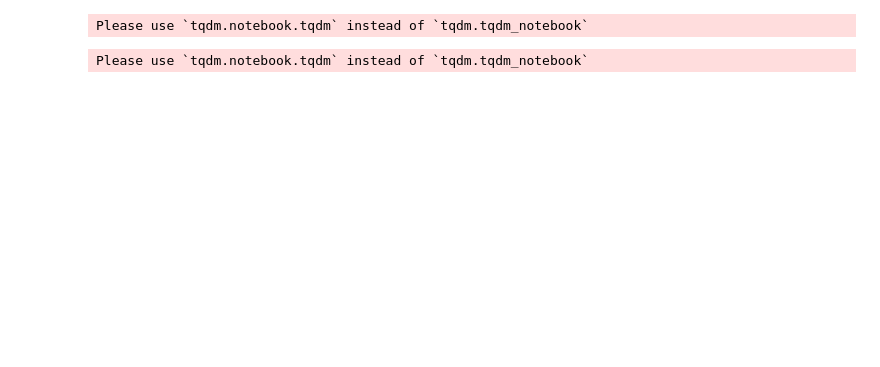
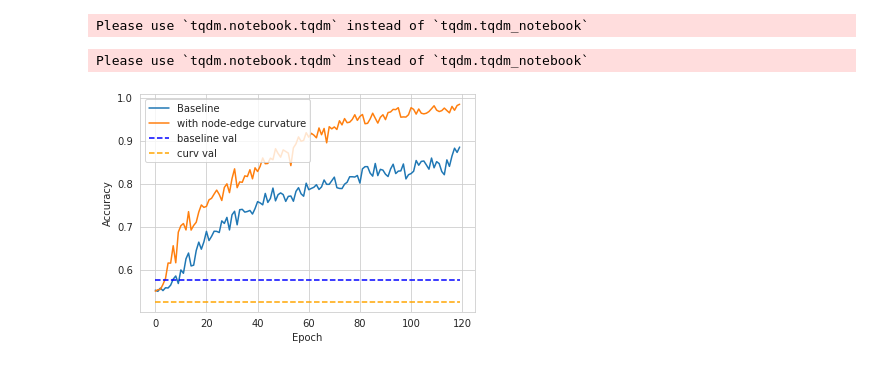
Before and after one commit to blufzzz/Discrete-Curvature-Graph-Classification, a Jupyter notebook: graph_classification.ipynb, the cells around one changed output. Saved outputs shown, nothing was run; the diff lists cells and outputs as text; code cells hidden in the pictures; blank space fills up the shorter version.

```diff
--- a/graph_classification.ipynb
+++ b/graph_classification.ipynb
@@ -709,6 +548,20 @@ history_loss_baseline_val, history_acc_baseline_val = validate_model(net,
                                                                      dataloader_abide_val)
 history_loss_curv_val, history_acc_curv_val = validate_model(curv_net,
                                                               dataloader_abide_val)
+# %%
+# W_MUL_PROP
+plt.plot(history_acc_baseline['epoch'], label='Baseline')
+plt.plot(history_acc_curv['epoch'], label='with node-edge curvature')
+
+plt.plot([history_acc_baseline_val]*n_epochs, '--', color='blue', label='baseline val')
+plt.plot([history_acc_curv_val]*n_epochs, '--', color='orange', label='curv val')
+
+plt.ylabel('Accuracy')
+plt.xlabel('Epoch')
+plt.legend()
+plt.show()
+# %% [output]
+[figure, added]
 # %%
 
 plt.plot(history_acc_baseline['epoch'], label='Baseline')
```
Also changed, not shown: parts of 29 cells of this notebook.
